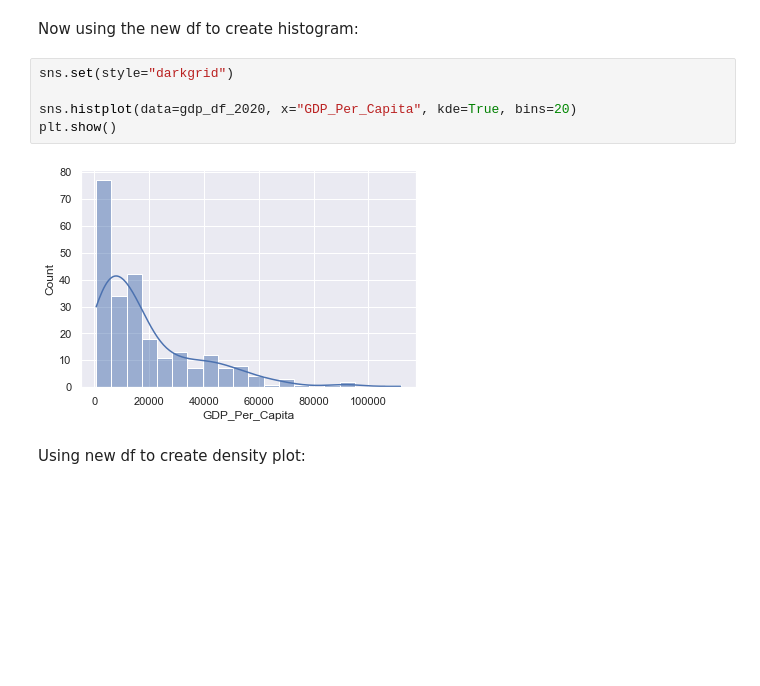
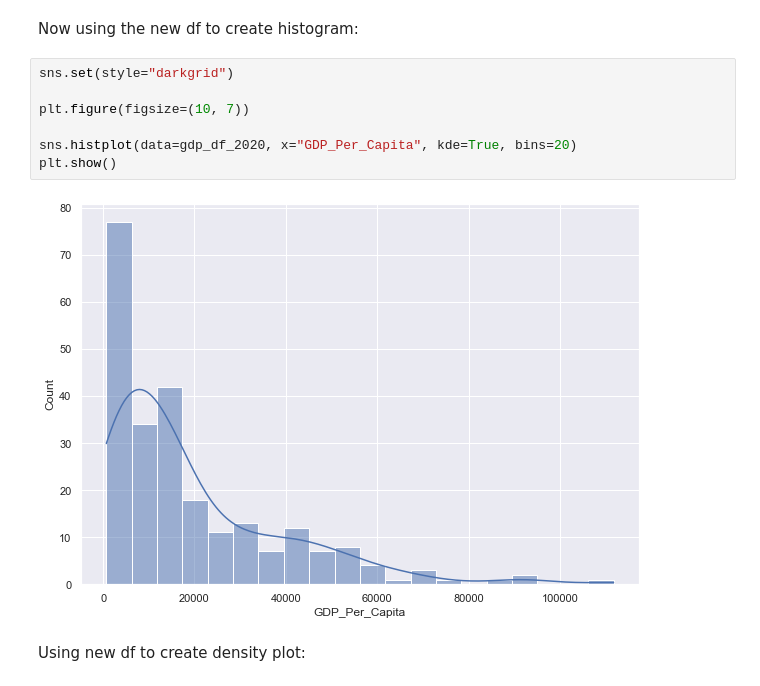
Before and after one commit to NSS-Data-Analytics-Cohort-10/gdp-and-internet-usage-t-white-21, a Jupyter notebook: notebook/un_project.ipynb, the cells around one changed output. Cells and saved outputs as stored; diff of their text form; blank space fills up the shorter version.

```diff
--- a/notebook/un_project.ipynb
+++ b/notebook/un_project.ipynb
@@ -96,10 +96,12 @@ Now using the new df to create histogram:
 # %%
 sns.set(style="darkgrid")
 
+plt.figure(figsize=(10, 7))
+
 sns.histplot(data=gdp_df_2020, x="GDP_Per_Capita", kde=True, bins=20)
 plt.show()
 # %% [output]
-[figure, old version]
+[figure, new version]
 # %% [markdown]
 Using new df to create density plot:
 # %%
```
Also changed, not shown: parts of 15 cells of this notebook.
